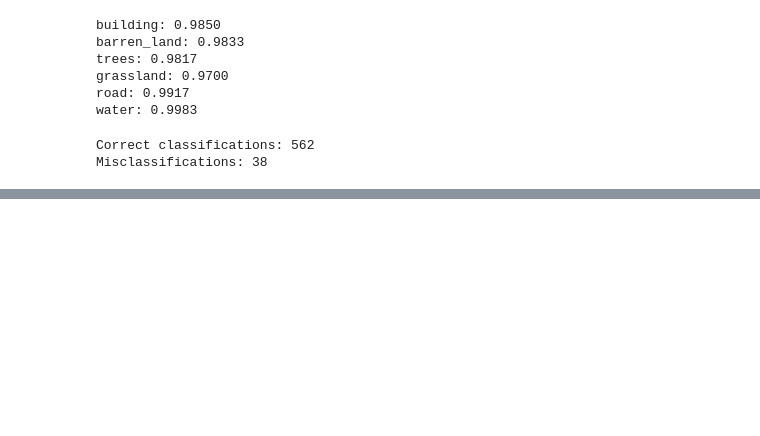
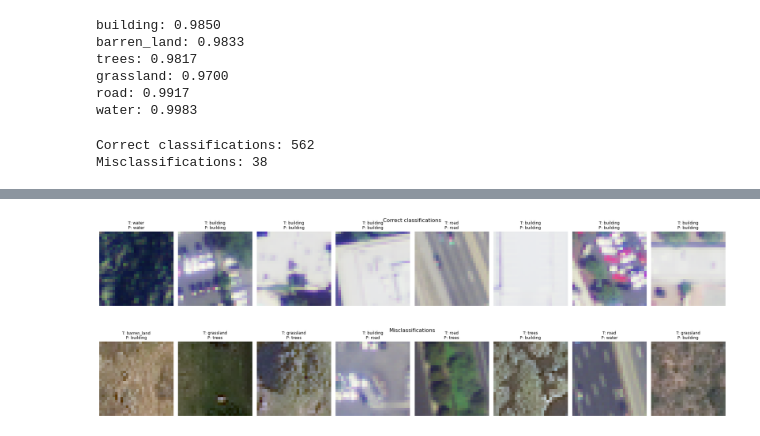
Before and after one commit to Hornston3/remote-sensing-lc, a Jupyter notebook: Random_forest_classifier_on_remote_sensing_image.ipynb, the cells around one changed output, grey strips where cells are left out. Saved outputs shown, nothing was run; the diff lists cells and outputs as text; code cells hidden in the pictures; blank space fills up the shorter version.

```diff
--- a/Random_forest_classifier_on_remote_sensing_image.ipynb
+++ b/Random_forest_classifier_on_remote_sensing_image.ipynb
@@ -248,0 +253,49 @@ Misclassifications: 38
+# %%
+true_class = np.argmax(test_y.values, axis=1)
+pred_class = np.argmax(y_pred, axis=1)
+correct_mask = pred_class == true_class
+incorrect_mask = ~correct_mask
+correct_positions = np.where(correct_mask)[0]
+incorrect_positions = np.where(incorrect_mask)[0]
+num_examples = 8  # number of examples to display per row
+
+# Randomly pick examples
+rng = np.random.default_rng()
+
+# randomly pick a number of unique samples where predicited and true class match as well as differs
+# size=min(num_examples, ...) ensures that even if fewer than num_examples unique samples exists the code is not crashing
+# replace = False means without repetition
+
+correct_pick = rng.choice(
+    correct_positions,
+    size=min(num_examples, len(correct_positions)),
+    replace=False
+)
+incorrect_pick = rng.choice(
+    incorrect_positions,
+    size=min(num_examples, len(incorrect_positions)),
+    replace=False
+)
+
+# plot the samples
+def plot_examples(positions, title):
+    n = len(positions)
+    fig, ax = plt.subplots(1, n, figsize=(2.5 * n, 3))
+    if n == 1:
+        ax = [ax]
+    for k, pos in enumerate(positions):
+        # Reconstruct the image from the flat feature vector
+        img = np.reshape(test_X.iloc[pos].values, (-1, 28, 28, 4))
+        ax[k].imshow(img[0, ..., :3])
+        ax[k].axis('off')
+        true_name = str(labels[true_class[pos]])
+        pred_name = str(labels[pred_class[pos]])
+        ax[k].set_title(f"T: {true_name}\nP: {pred_name}", fontsize=9)
+    fig.suptitle(title, fontsize=12)
+    plt.tight_layout()
+    plt.show()
+plot_examples(correct_pick, "Correct classifications")
+plot_examples(incorrect_pick, "Misclassifications")
+# %% [output]
+[figure, added]
+[figure, added]
```
Also changed, not shown: parts of 3 cells of this notebook.
